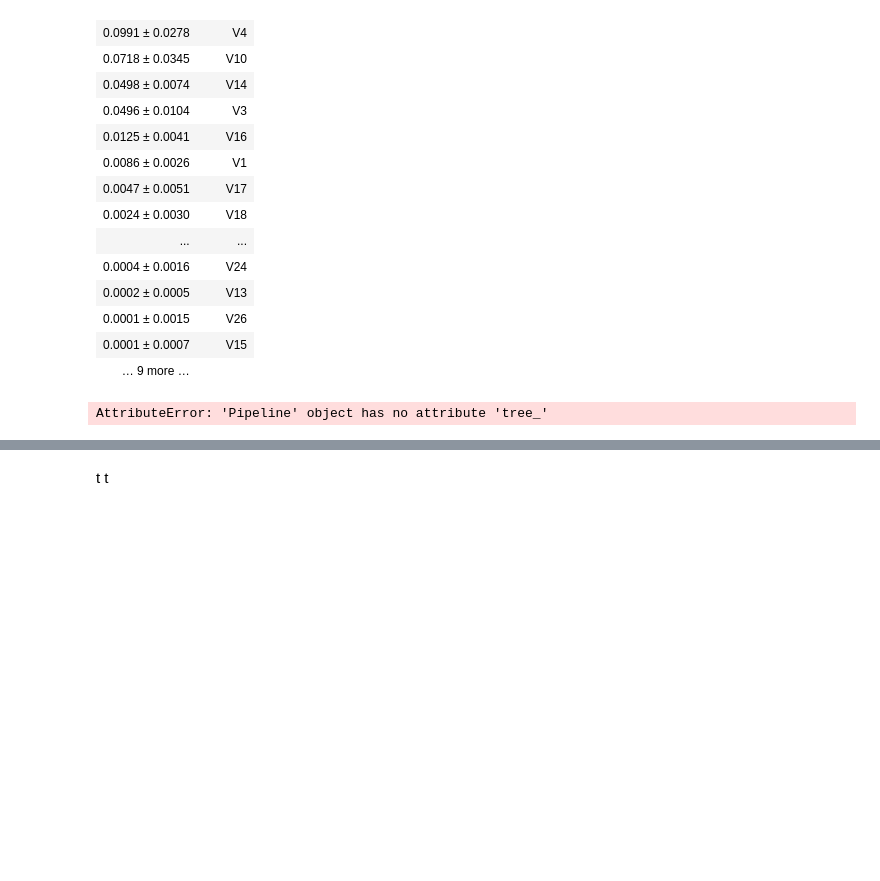
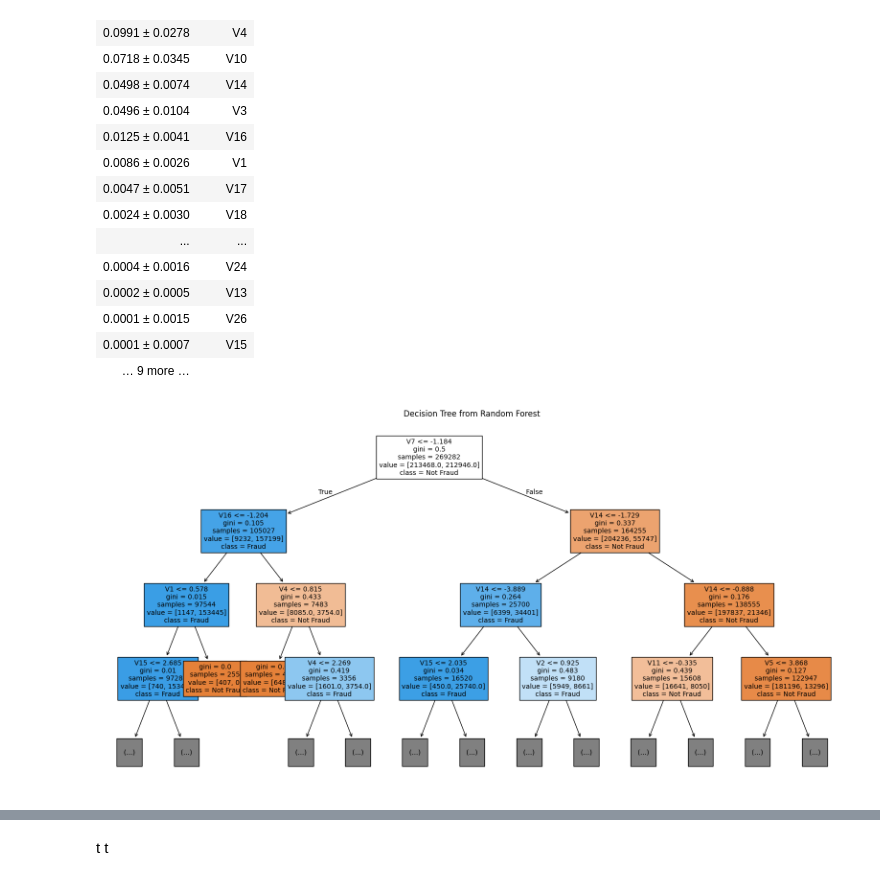
Before and after one commit to victoria-yuzova/Data-Science-Projects, a Jupyter notebook: Fraud Detection/2025_05_25_credit_card_fraud_analysis.ipynb, the cells around one changed output, grey strips where cells are left out. Drawn from its saved outputs; the diff is of its cells as text; code cells hidden in the pictures; blank space fills up the shorter version.

```diff
--- a/Fraud Detection/2025_05_25_credit_card_fraud_analysis.ipynb
+++ b/Fraud Detection/2025_05_25_credit_card_fraud_analysis.ipynb
@@ -1114,14 +1114,26 @@ eli5.show_weights(perm_rf, feature_names = X.columns.tolist())
 | 0.0001 ± 0.0015 | V26 |
 | 0.0001 ± 0.0007 | V15 |
 | … 9 more … |  |
-# %%
-from sklearn import tree
-import graphviz
-
-tree_graph = tree.export_graphviz(search_rf.best_estimator_, out_file=None, feature_names = X.columns.tolist())
-graphviz.Source(tree_graph)
-# %% [output]
-AttributeError: 'Pipeline' object has no attribute 'tree_'
+# %%
+from sklearn.tree import plot_tree
+import matplotlib.pyplot as plt
+
+# Get the classifier and first tree
+rf_classifier = search_rf.best_estimator_['clf']
+first_tree = rf_classifier.estimators_[0]
+
+# Plot with matplotlib (no graphviz needed)
+plt.figure(figsize=(20, 10))
+plot_tree(first_tree,
+          feature_names=X.columns.tolist(),
+          class_names=['Not Fraud', 'Fraud'],
+          filled=True,
+          max_depth=3,  # Limit depth for readability
+          fontsize=10)
+plt.title("Decision Tree from Random Forest")
+plt.show()
+# %% [output]
+[figure, added]
 # %%
 from matplotlib import pyplot as plt
 from sklearn.inspection import PartialDependenceDisplay
```
Also changed, not shown: parts of 1 cell of this notebook, 2 other files.
